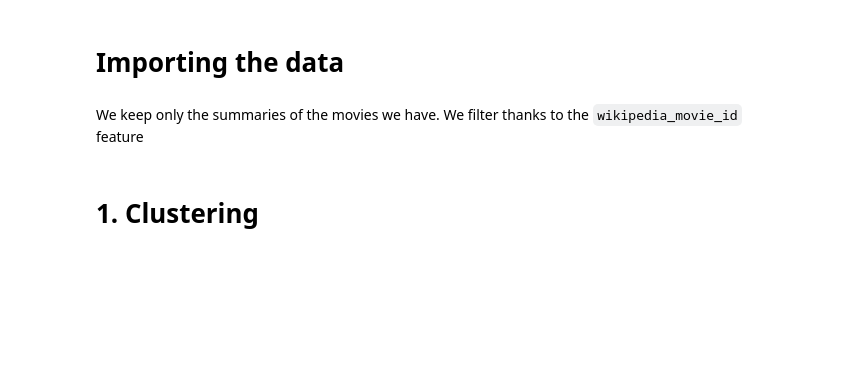
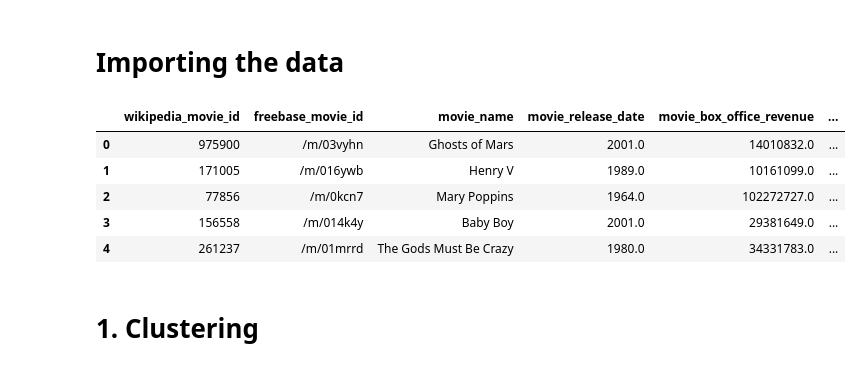
Before and after one commit to arthurEpfl/CMU_MovieCorpus_Data_Analysis, a Jupyter notebook: src/summaries.ipynb, the cells around one changed output. Drawn from its saved outputs; the diff is of its cells as text; code cells hidden in the pictures; blank space fills up the shorter version.

```diff
--- a/src/summaries.ipynb
+++ b/src/summaries.ipynb
@@ -36,2 +39,9 @@ summaries = pd.read_csv('../data/processed/summaries_preprocessed.csv')
 # %%
-movies.head()
+movies_summary.head()
+# %% [output]
+|  | wikipedia_movie_id | freebase_movie_id | movie_name | movie_release_date | movie_box_office_revenue | ... |
+| 0 | 975900 | /m/03vyhn | Ghosts of Mars | 2001.0 | 14010832.0 | ... |
+| 1 | 171005 | /m/016ywb | Henry V | 1989.0 | 10161099.0 | ... |
+| 2 | 77856 | /m/0kcn7 | Mary Poppins | 1964.0 | 102272727.0 | ... |
+| 3 | 156558 | /m/014k4y | Baby Boy | 2001.0 | 29381649.0 | ... |
+| 4 | 261237 | /m/01mrrd | The Gods Must Be Crazy | 1980.0 | 34331783.0 | ... |
@@ -40,2 +47,0 @@ summaries.head()
-# %% [markdown]
-We keep only the summaries of the movies we have. We filter thanks to the `wikipedia_movie_id` feature
```
Also changed, not shown: parts of 24 cells of this notebook.
